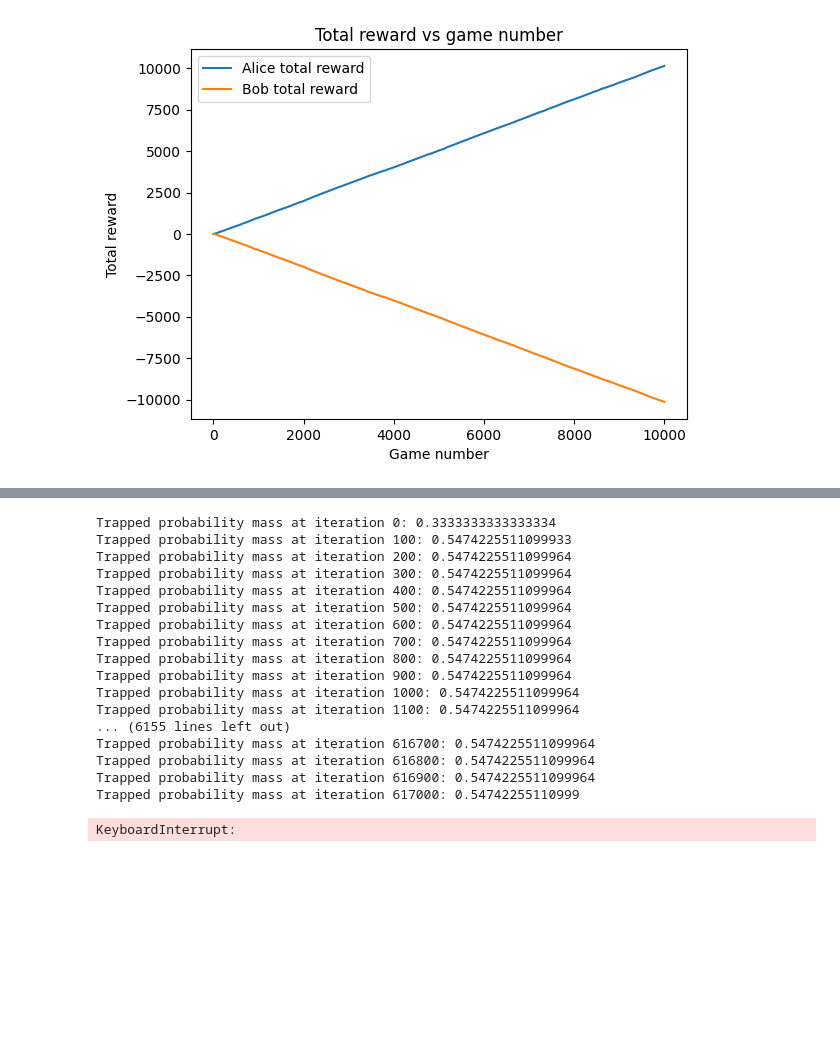
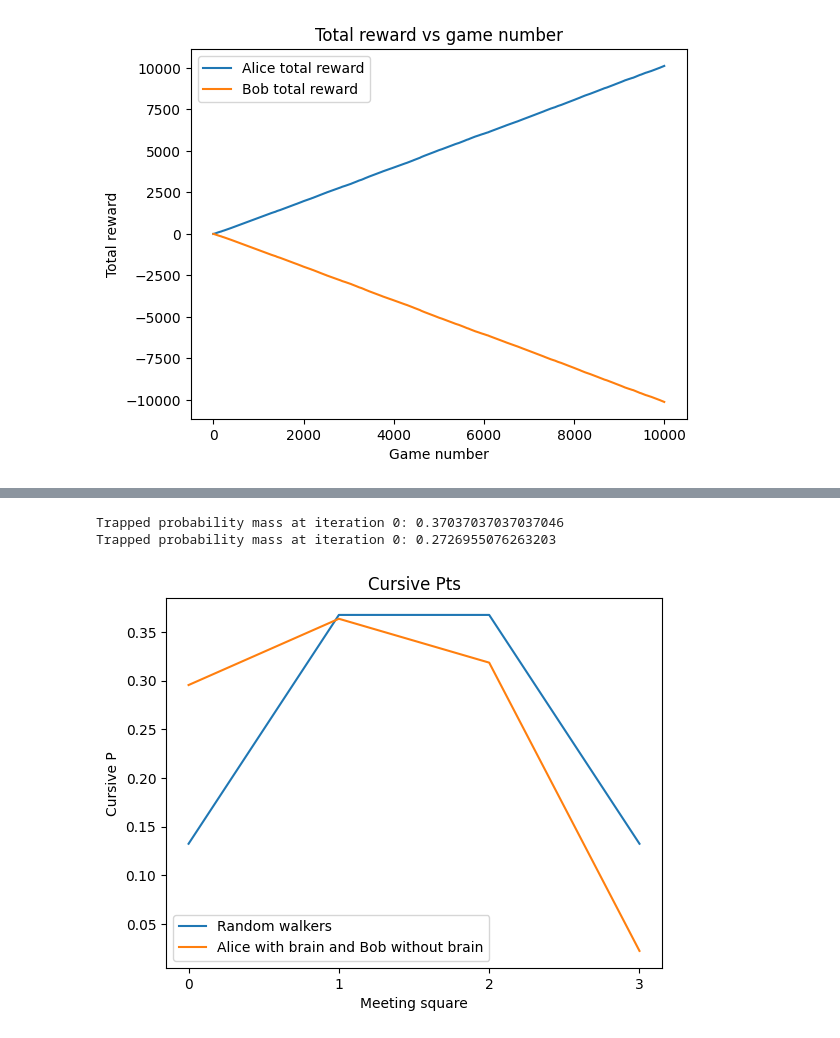
Before and after one commit to Buffoni/smart-walkers, a Jupyter notebook: walkers_energy_and_intelligence.ipynb, the cells around one changed output, grey strips where cells are left out. Drawn from its saved outputs; the diff is of its cells as text; code cells hidden in the pictures; blank space fills up the shorter version.

```diff
--- a/walkers_energy_and_intelligence.ipynb
+++ b/walkers_energy_and_intelligence.ipynb
@@ -539,33 +553,20 @@ P0 = np.kron(P0_Alice, P0_Bob)
 # %%
 # Make graph of the cursive Pts
 
 cursive_Pts_random = get_cursive_Pts(A_random, P0, NUMBER_OF_SQUARES, 10e-6)
+cursive_Pts = get_cursive_Pts(A, P0, NUMBER_OF_SQUARES, 10e-6)
 
 # Plot cursive Pts
 
 plt.title('Cursive Pts')
 plt.plot(cursive_Pts_random, label='Random walkers')
+plt.plot(cursive_Pts, label='Alice with brain and Bob without brain')
 plt.xlabel('Meeting square')
 plt.ylabel('Cursive P')
 plt.legend()
 plt.xticks(np.arange(0, NUMBER_OF_SQUARES, 1))
 plt.show()
 # %% [output]
-Trapped probability mass at iteration 0: 0.3333333333333334
-Trapped probability mass at iteration 100: 0.5474225511099933
-Trapped probability mass at iteration 200: 0.5474225511099964
-Trapped probability mass at iteration 300: 0.5474225511099964
-Trapped probability mass at iteration 400: 0.5474225511099964
-Trapped probability mass at iteration 500: 0.5474225511099964
-Trapped probability mass at iteration 600: 0.5474225511099964
-Trapped probability mass at iteration 700: 0.5474225511099964
-Trapped probability mass at iteration 800: 0.5474225511099964
-Trapped probability mass at iteration 900: 0.5474225511099964
-Trapped probability mass at iteration 1000: 0.5474225511099964
-Trapped probability mass at iteration 1100: 0.5474225511099964
-... (6155 lines left out)
-Trapped probability mass at iteration 616700: 0.5474225511099964
-Trapped probability mass at iteration 616800: 0.5474225511099964
-Trapped probability mass at iteration 616900: 0.5474225511099964
-Trapped probability mass at iteration 617000: 0.54742255110999
+Trapped probability mass at iteration 0: 0.37037037037037046
+Trapped probability mass at iteration 0: 0.2726955076263203
-KeyboardInterrupt:
+[figure, added]
```
Also changed, not shown: parts of 5 cells of this notebook.
